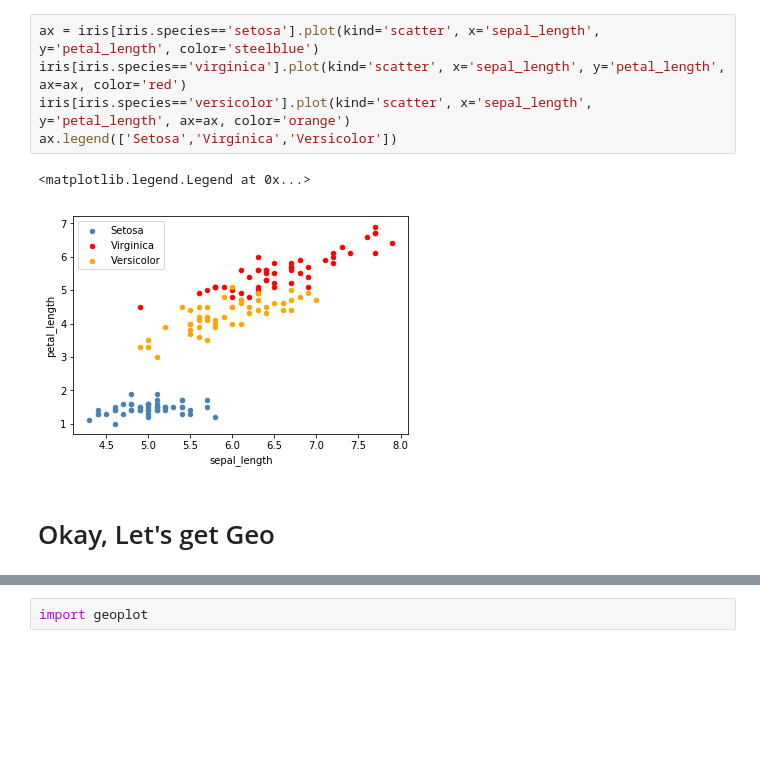
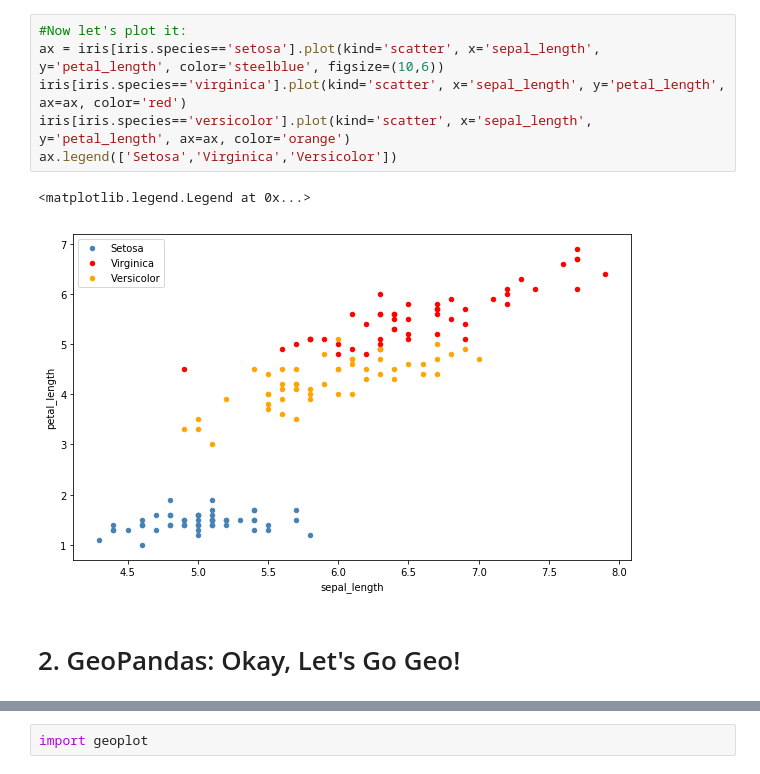
Before and after one commit to maptime/boulder, a Jupyter notebook: geopandas/01 - GeoPandas Introduction.ipynb, the cells around one changed output, grey strips where cells are left out. Saved outputs shown, nothing was run; the diff lists cells and outputs as text; blank space fills up the shorter version.

```diff
--- a/geopandas/01 - GeoPandas Introduction.ipynb
+++ b/geopandas/01 - GeoPandas Introduction.ipynb
@@ -40,12 +46,13 @@ versicolor    50
 Name: species, dtype: int64
 # %%
-ax = iris[iris.species=='setosa'].plot(kind='scatter', x='sepal_length', y='petal_length', color='steelblue')
+#Now let's plot it:
+ax = iris[iris.species=='setosa'].plot(kind='scatter', x='sepal_length', y='petal_length', color='steelblue', figsize=(10,6))
 iris[iris.species=='virginica'].plot(kind='scatter', x='sepal_length', y='petal_length', ax=ax, color='red')
 iris[iris.species=='versicolor'].plot(kind='scatter', x='sepal_length', y='petal_length', ax=ax, color='orange')
 ax.legend(['Setosa','Virginica','Versicolor'])
 # %% [output]
 <matplotlib.legend.Legend at 0x...>
-[figure, old version]
+[figure, new version]
 # %% [markdown]
-# Okay, Let's get Geo
+# 2. GeoPandas: Okay, Let's Go Geo!
 # %%
```
Also changed, not shown: parts of 38 cells of this notebook, 4 other files.
